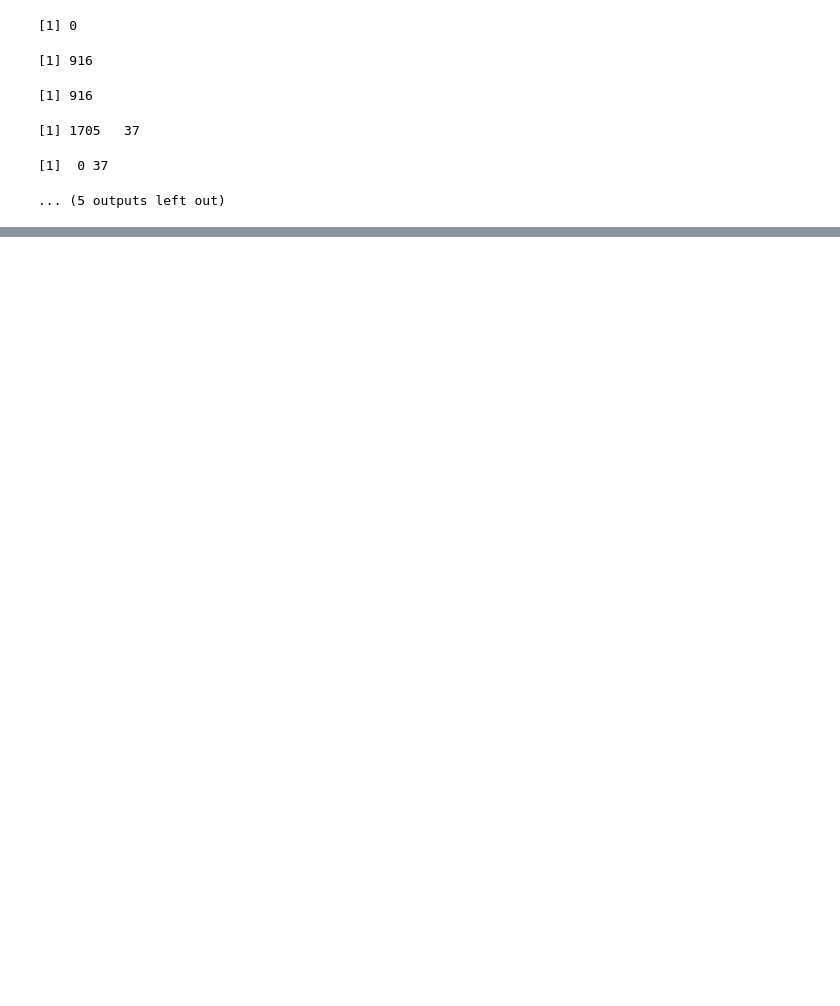
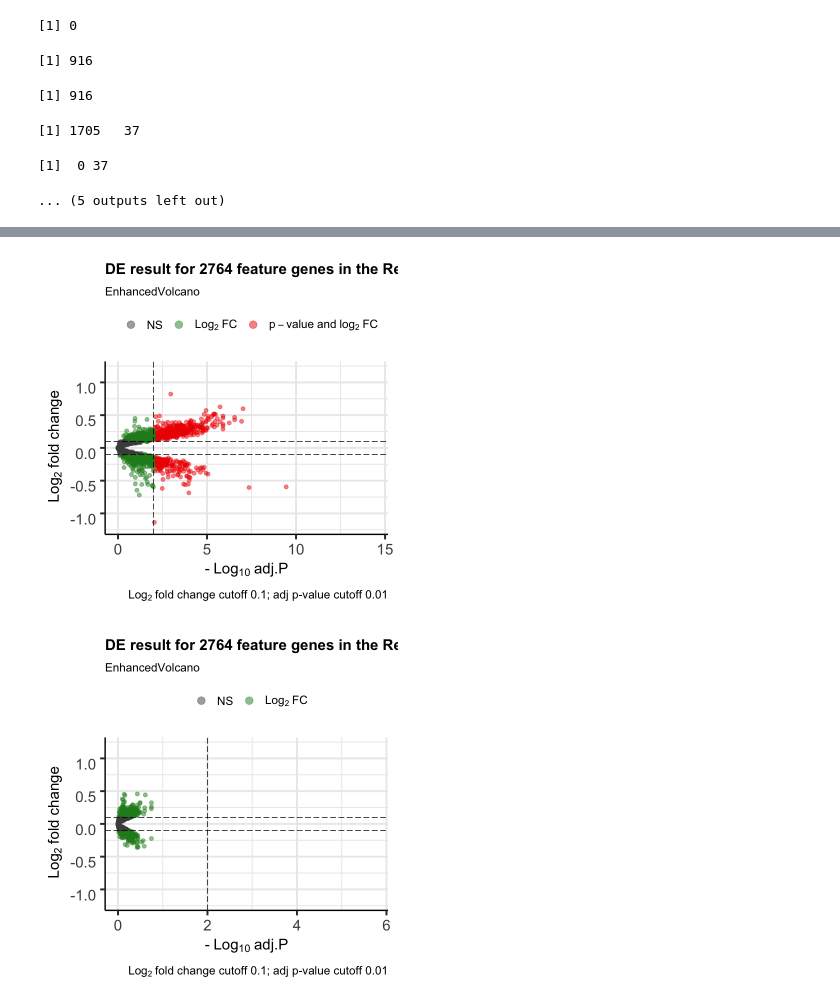
Before and after one commit to LewisLabUCSD/autism_classifier, a Jupyter notebook: 8_supplmentary_code/final_result_process.ipynb, the cells around one changed output, grey strips where cells are left out. Cells and saved outputs as stored; diff of their text form; code cells hidden in the pictures; blank space fills up the shorter version.

```diff
--- a/8_supplmentary_code/final_result_process.ipynb
+++ b/8_supplmentary_code/final_result_process.ipynb
@@ -2190,6 +2213,6 @@ ggsave(plot = p, width = 8, height = 8, filename = paste0(inputPath,"main_below_
 # %%
-de_test_good = DEtest[['Above-the-mean']][,c("Entrez_Gene_ID", 'logFC',"adj.P.Val",'P.Value','geneSymbol')]
-de_test_poor = DEtest[['Below-the-mean']][,c("Entrez_Gene_ID", 'logFC',"adj.P.Val",'P.Value','geneSymbol')]
+de_test_good = DEtest[['goodClassification']][,c("Entrez_Gene_ID", 'logFC',"adj.P.Val",'P.Value','geneSymbol')]
+de_test_poor = DEtest[['poorClassification']][,c("Entrez_Gene_ID", 'logFC',"adj.P.Val",'P.Value','geneSymbol')]
 
 de_test_poor = de_test_poor[which(de_test_poor$Entrez_Gene_ID %in% test_gene_table$geneName),]
 de_test_good = de_test_good[which(de_test_good$Entrez_Gene_ID %in% test_gene_table$geneName),]
@@ -2208,30 +2231,33 @@ p=EnhancedVolcano(de_test_good,
     ylab="-"~Log[10]~"adj.P",
 #     legendIconSize = 4.0,
 #     drawConnectors = TRUE,
 #     widthConnectors = 1.0,
     labSize = 0,
     width=15) + coord_flip()
 
 p
 ggsave(plot = p, width = 8, height = 8, filename = paste0(inputPath,"test_above_volcano.pdf"))
 
 # p=p+ggplot2::coord_cartesian(xlim=c(-1.2, +1.2))
 
 p=EnhancedVolcano(de_test_poor,
     lab = de_test_poor$geneSymbol,
     x = 'logFC',
     y = "adj.P.Val",
     pCutoff = 0.01,
     FCcutoff = 0.1,
     pointSize = 2.0,
     title = "DE result for 2764 feature genes in the Replication Dataset",
     caption = bquote(~Log[2]~ "fold change cutoff 0.1; adj p-value cutoff 0.01"),
 #     legendPosition = "right",
     legendLabSize = 14,
     xlim=c(-1.2, +1.2),
     ylab="-"~Log[10]~"adj.P",
     labSize = 0,
     width=15) + coord_flip()
 
 p
 ggsave(plot = p, width = 8, height = 8, filename = paste0(inputPath,"test_below_volcano.pdf"))
+# %% [output]
+[figure, added]
+[figure, added]
```
Also changed, not shown: parts of 5 cells of this notebook.
